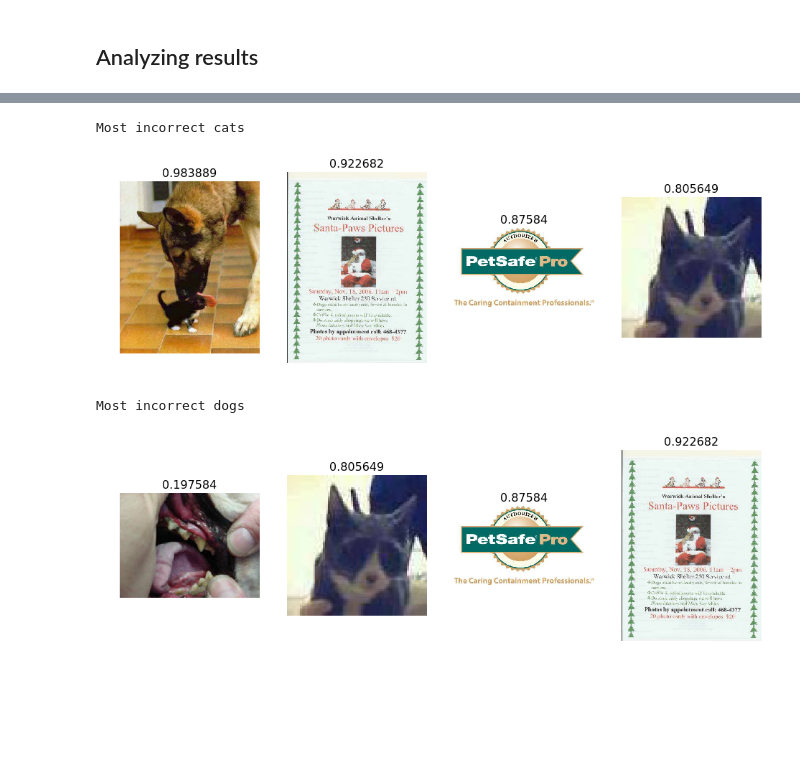
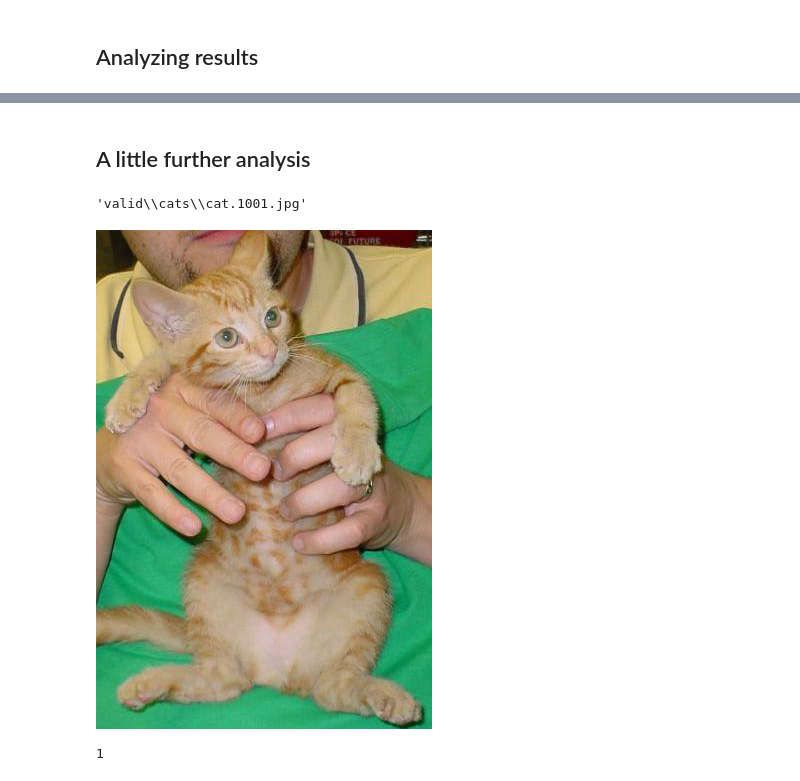
Before and after one commit to xuanyuyt/fastai, a Jupyter notebook: courses/dl1/lesson1-rxt50.ipynb, the cells around one changed output, grey strips where cells are left out. Drawn from its saved outputs; the diff is of its cells as text; code cells hidden in the pictures; blank space fills up the shorter version.

```diff
--- a/courses/dl1/lesson1-rxt50.ipynb
+++ b/courses/dl1/lesson1-rxt50.ipynb
@@ -16,7 +16,7 @@ from fastai.dataset import *
 from fastai.sgdr import *
 from fastai.plots import *
 
-PATH = "data/dogscats/"
+PATH = "G:/Other_Datasets/dogscats/"
 sz=299
 arch=resnext50
 bs=28
@@ -106,11 +97,15 @@ def most_by_correct(y, is_correct):
     return most_by_mask((preds == data.val_y)==is_correct & (data.val_y == y), mult)
 # %%
 plot_val_with_title(most_by_correct(0, False), "Most incorrect cats")
-# %% [output]
-Most incorrect cats
-[figure, removed]
 # %%
 plot_val_with_title(most_by_correct(1, False), "Most incorrect dogs")
-# %% [output]
-Most incorrect dogs
-[figure, removed]
+# %% [markdown]
+## A little further analysis
+# %%
+fn = data.val_ds.fnames[0]; fn
+# %% [output]
+'valid\\cats\\cat.1001.jpg'
+# %%
+Image.open(PATH + fn)
+# %% [output]
+[figure, added]
@@ -116,0 +115,5 @@ Most incorrect dogs
+# %%
+preds = learn.predict_array(im[None])
+np.argmax(preds)
+# %% [output]
+1
```
Also changed, not shown: parts of 8 cells of this notebook, 4 other files.
